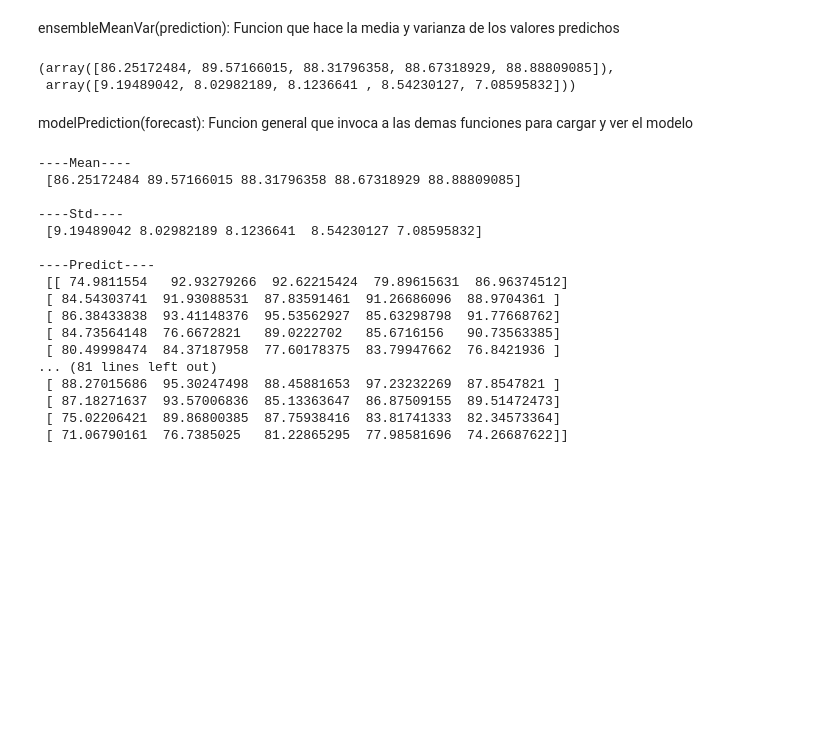
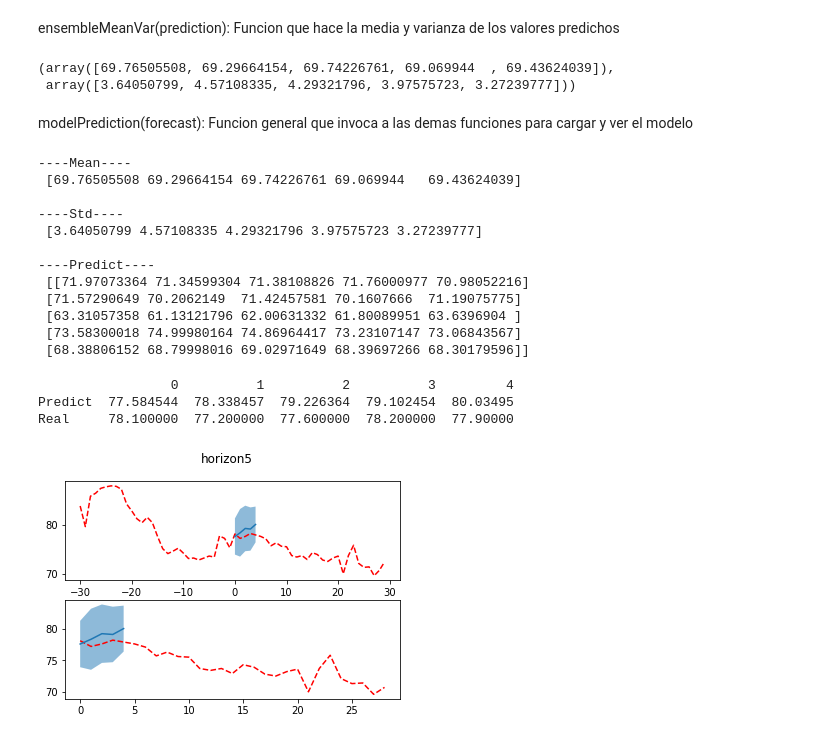
Before and after one commit to Miguel-Antonm/deploy_DL_space_weather_forecast, a Jupyter notebook: nbs/02_load_model.ipynb, the cells around one changed output. Saved outputs shown, nothing was run; the diff lists cells and outputs as text; code cells hidden in the pictures; blank space fills up the shorter version.

```diff
--- a/nbs/02_load_model.ipynb
+++ b/nbs/02_load_model.ipynb
@@ -155,10 +171,9 @@ print(type(predicttest),predicttest.shape)
 # %%
 #export
-def ensemblePrediction(horizon,normalize):
+def ensemblePrediction(horizon,startdate):
     prediction=np.empty((0,horizon))
-    #prediction=np.matrix(np.empty(shape=(prediction,horizon), dtype=float))
     folderpath=getInfo("pthdirectory")
     runspath=getNameRunFolders(horizon,folderpath)
     for run in runspath:
-        prediction=np.append(prediction,singlePrediction(run,normalize),axis=0)
+        prediction=np.append(prediction,singlePrediction(run,startdate),axis=0)
     return prediction
@@ -200,11 +201,12 @@ def ensembleMeanVar(prediction):
     return np.array(meanlist),np.array(stdlist)
 # %%
 #hide
-predicttest=ensemblePrediction(5,938.6)
+startdatetest=(datetime.datetime(2019,9,5))
+predicttest=ensemblePrediction(5,startdatetest)
 ensembleMeanVar(predicttest)
 # %% [output]
-(array([86.25172484, 89.57166015, 88.31796358, 88.67318929, 88.88809085]),
- array([9.19489042, 8.02982189, 8.1236641 , 8.54230127, 7.08595832]))
+(array([69.76505508, 69.29664154, 69.74226761, 69.069944  , 69.43624039]),
+ array([3.64050799, 4.57108335, 4.29321796, 3.97575723, 3.27239777]))
 # %% [markdown]
 modelPrediction(forecast): Funcion general que invoca a las demas funciones para cargar y ver el modelo
 # %%
@@ -220,40 +219,59 @@ def modelPrediction(forecast,normal):#Parametro normal esta para hacer pruebas
 # %%
 #hide
 forecasttest=5
-globalpredicttest,meantest,stdtest=modelPrediction(forecasttest,938.6)
+startdatetest=(datetime.datetime(2019,9,5))
+globalpredicttest,meantest,stdtest=modelPrediction(forecasttest,startdatetest)
 print("----Mean----\n",meantest,"\n\n----Std----\n",stdtest,"\n\n----Predict----\n",globalpredicttest)
 # %% [output]
 ----Mean----
- [86.25172484 89.57166015 88.31796358 88.67318929 88.88809085]
+ [69.76505508 69.29664154 69.74226761 69.069944   69.43624039]
 
 ----Std----
- [9.19489042 8.02982189 8.1236641  8.54230127 7.08595832]
+ [3.64050799 4.57108335 4.29321796 3.97575723 3.27239777]
 
 ----Predict----
- [[ 74.9811554   92.93279266  92.62215424  79.89615631  86.96374512]
- [ 84.54303741  91.93088531  87.83591461  91.26686096  88.9704361 ]
- [ 86.38433838  93.41148376  95.53562927  85.63298798  91.77668762]
- [ 84.73564148  76.6672821   89.0222702   85.6716156   90.73563385]
- [ 80.49998474  84.37187958  77.60178375  83.79947662  76.8421936 ]
-... (81 lines left out)
- [ 88.27015686  95.30247498  88.45881653  97.23232269  87.8547821 ]
- [ 87.18271637  93.57006836  85.13363647  86.87509155  89.51472473]
- [ 75.02206421  89.86800385  87.75938416  83.81741333  82.34573364]
- [ 71.06790161  76.7385025   81.22865295  77.98581696  74.26687622]]
+ [[71.97073364 71.34599304 71.38108826 71.76000977 70.98052216]
+ [71.57290649 70.2062149  71.42457581 70.1607666  71.19075775]
+ [63.31057358 61.13121796 62.00631332 61.80089951 63.6396904 ]
+ [73.58300018 74.99980164 74.86964417 73.23107147 73.06843567]
+ [68.38806152 68.79998016 69.02971649 68.39697266 68.30179596]]
 # %%
 #hide
-#Funcion temporal para mostrar el modelo
-def showModel(horizon,normal):
-    lookback=horizon*6
-    data=getCsvData(lookback)
-    predict,mean,std=modelPrediction(horizon,normal)
+def showModel(horizon,gendate):
 
+    lookback=int(horizon*6)
+    data=getCsvData(lookback*2,gendate+datetime.timedelta(lookback))[::-1]
+
+    predict,mean,std=modelPrediction(horizon,gendate)
+
+    recordtlist=[]
+    for i in range(-lookback,lookback):
+        recordtlist.append(i)
     forecastlist=[]
     for i in range(0,horizon):
-        forecastlist.append(lookback+i-horizon)
-        i=i+1
-    print(mean)
-    plt.plot(data[::-1],"r--",forecastlist,mean)
-    plt.fill_between(forecastlist, mean-std, mean+std,alpha=0.5)
-    plt.title("horizon"+str(horizon))
+        forecastlist.append(i)
+
+    fig, (ax1, ax2) = plt.subplots(2)
+    fig.suptitle("horizon"+str(horizon))
+
+    ax1.plot(recordtlist,data,"r--")
+    ax1.plot(forecastlist,mean)
+    ax1.fill_between(forecastlist, mean-std, mean+std,alpha=0.5)
+
+    ax2.plot(recordtlist[lookback:lookback*2-1],data[lookback:lookback*2-1],"r--")
+    ax2.plot(forecastlist,mean)
+    ax2.fill_between(forecastlist, mean-std, mean+std,alpha=0.5)
+
+    print(pd.DataFrame(np.array([mean, data[lookback:lookback+horizon]]),index= ['Predict', 'Real'],columns= None))
+
+
     plt.show()
+# %%
+#hide
+# *Esto es un test de un modelo incompleto
+showModel(5 ,datetime.datetime(2021,1,18))
+# %% [output]
+                 0          1          2          3         4
+Predict  77.584544  78.338457  79.226364  79.102454  80.03495
+Real     78.100000  77.200000  77.600000  78.200000  77.90000
+[figure, added]
```
Also changed, not shown: parts of 32 cells of this notebook, 43 other files.
